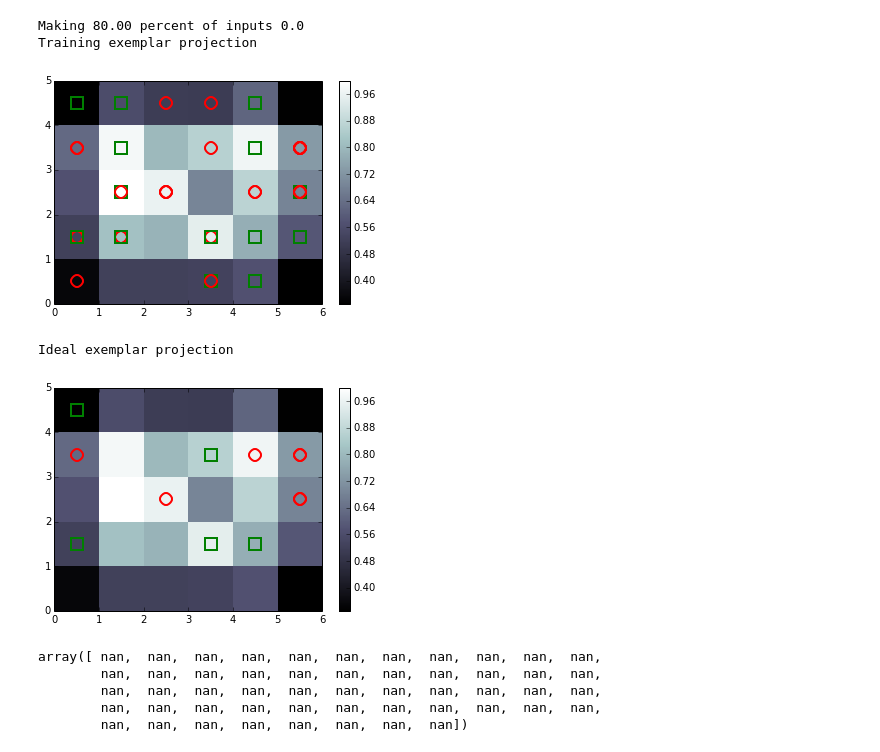
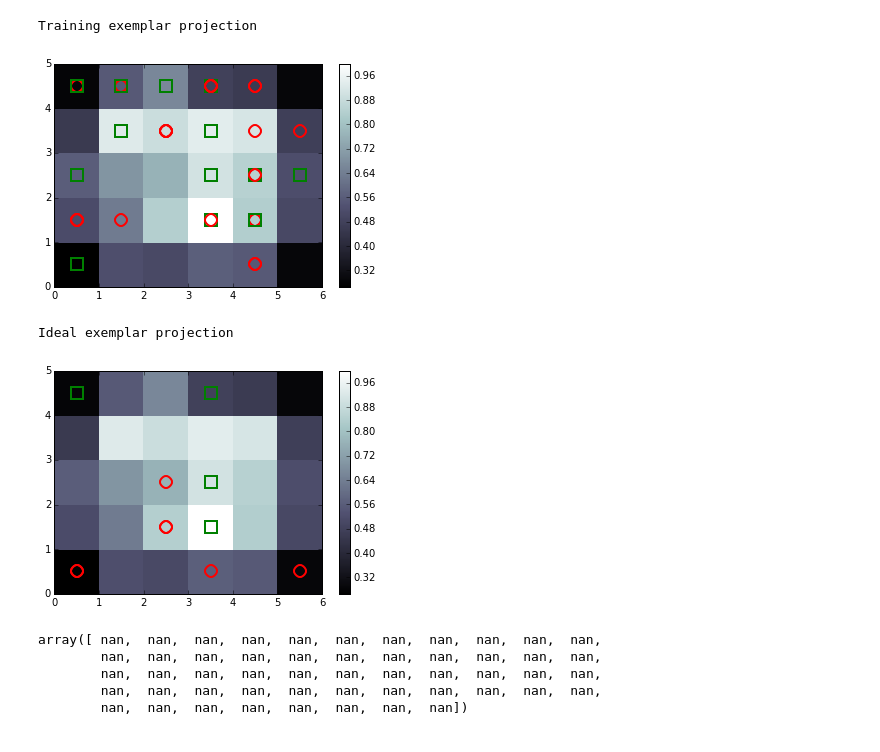
Before and after one commit to sriveravi/som, a Jupyter notebook: runSOM2.ipynb, the cells around one changed output. Drawn from its saved outputs; the diff is of its cells as text; code cells hidden in the pictures.

```diff
--- a/runSOM2.ipynb
+++ b/runSOM2.ipynb
@@ -19,8 +21,9 @@ class SOM:
         pertAmount = scale*(np.random.random_sample( self.som.weights.shape)-.5)
         self.som.weights = self.som.weights + pertAmount
 
-    def pertData( self, p=.2):
-        print( 'Making %.2f percent of inputs 0.0' %(p*100))
+    def pertData( self, p=.2, verbose=False):
+        if verbose:
+            print( 'Making %.2f percent of inputs 0.0' %(p*100))
         # randomly get proportion of indices to switch, then replace
         noiseIndex = np.random.binomial(1,p, self.data.shape)  #ones at p proportion of samples
         self.data[noiseIndex ==1 ] = 0
@@ -210,7 +213,7 @@ class SOM:
             label.append(self.idealTarget[idx])
         return zip(prot,label )
 
-    def initWeights(self, scale=.2 ):
+    def initWeights(self, scale=1 ):
         """ Initializes the weights of the SOM randomly around 0 """
         self.som.weights =scale*(np.random.random_sample( self.som.weights.shape)-.5)
 
@@ -218,8 +221,8 @@ class SOM:
     def showLearnCuves(self, window=6):
         curveSOM = slideAcc( self.somAcc, window )
         curveSubj = slideAcc( self.acc, window )
-        plot( np.arange(len(curveSOM)) ,curveSOM, 'g-', linewidth=2, label='SOM')
-        plot( np.arange(len(curveSubj)), curveSubj, 'b-', linewidth=2, label='prt')
+        plot( np.arange(len(curveSOM)) ,curveSOM, 'k.-', linewidth=3, label='SOM')
+        plot( np.arange(len(curveSubj)), curveSubj, 'g--', linewidth=3, label='prt')
         plot( np.arange(0,50), np.ones(50)*.5,'r-', linewidth=2, label='chance')
         xlabel('trial')
         legend()
@@ -280,31 +283,30 @@ def slideAcc( acc, window=6 ):
 # %%
 # init som
 f = '4750.csv'
 
 
 fileDir = '../../KARS_reinf/Python/FeatIdealAdultBL/'
 # fileDir = '../../KARS_reinf/Python/FeatSeenBySubAdultBL/'
 
 # fileDir = '../../KARS_reinf/Python/FeatSeenBySubBaseline/'
 # fileDir = '../../KARS_reinf/Python/FeatSeenBySubLabel/'
 # fileDir = '../../KARS_reinf/Python/FeatSeenBySubSup/'
 files = glob( fileDir + '*.csv') #fileDir+'4760.csv'
 
 
-mod = SOM( files[1], learning_rate=0.2 )
+mod = SOM( files[1], learning_rate=0.4 )
 mod.pertData(.8)
 mod.show()
 mod.showIdeal()
 
 # print mod.ideal[6:8,:]
 # print mod.idealTarget[6:8]
 # print mod.target
 # %% [output]
-Making 80.00 percent of inputs 0.0
 Training exemplar projection
-[figure, old version]
+[figure, new version]
 Ideal exemplar projection
-[figure, old version]
+[figure, new version]
 # %%
 # mod.data
 mod.somAcc
```
Also changed, not shown: parts of 7 cells of this notebook.
